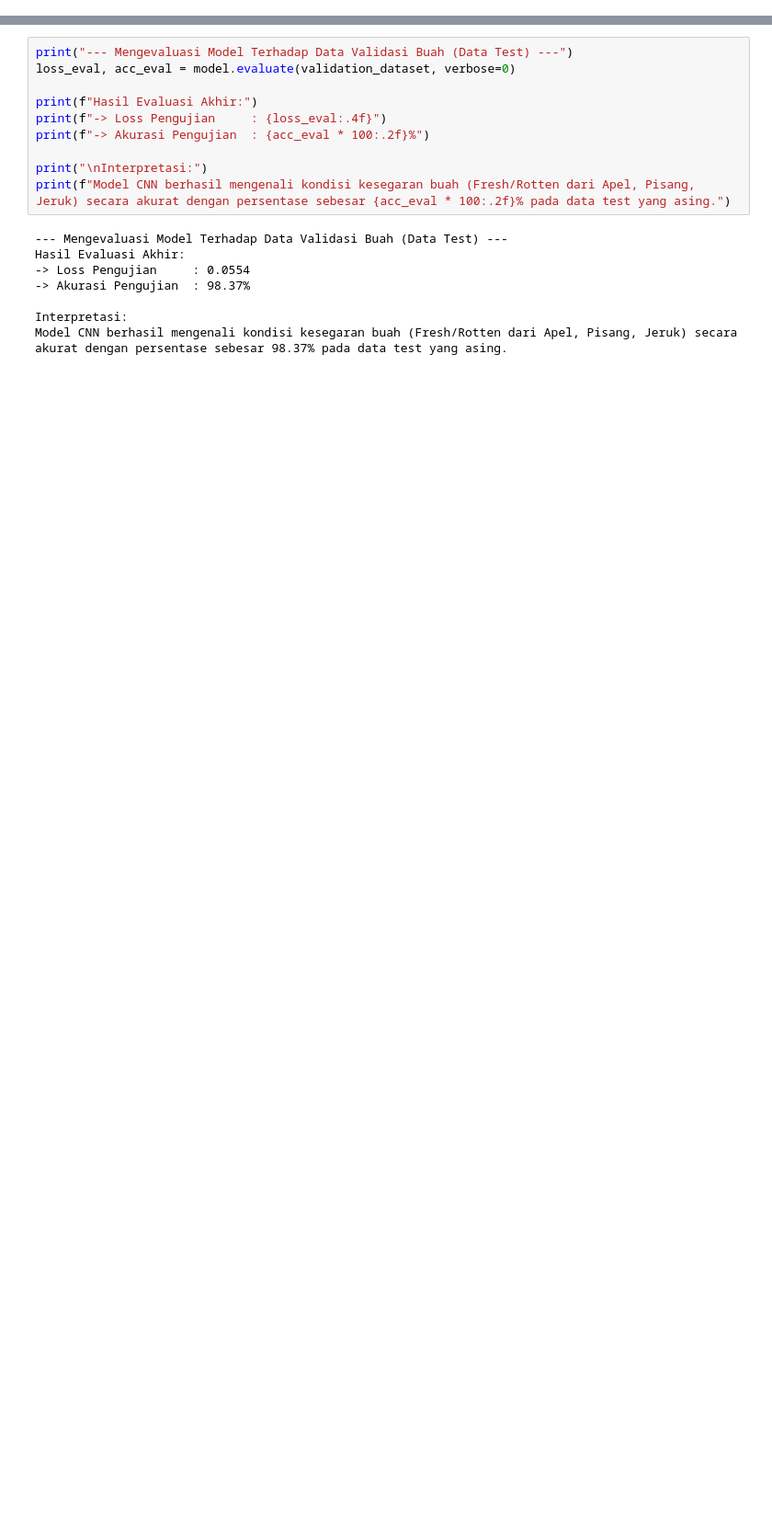
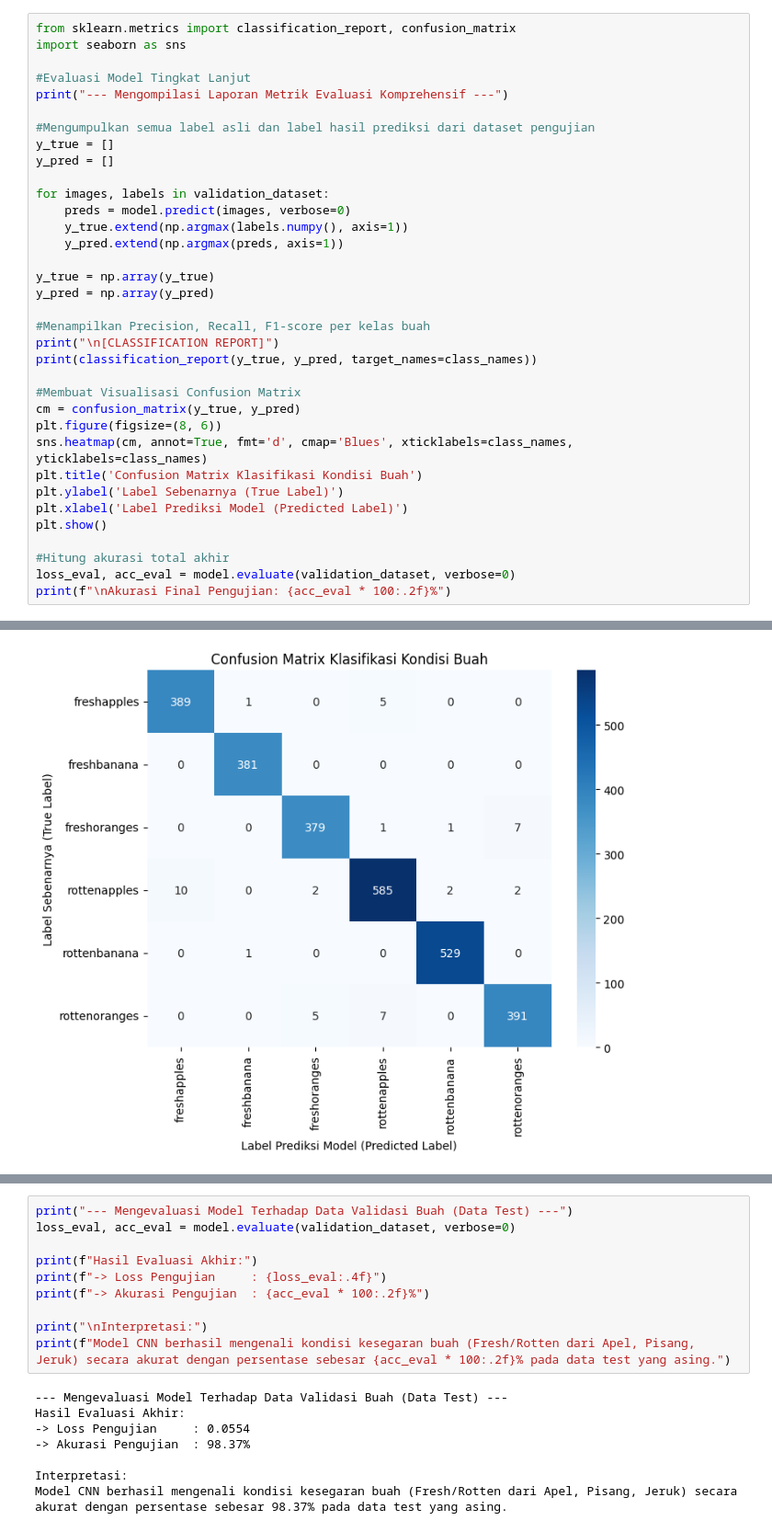
Before and after one commit to difiradivaaulia-bit/Capstone-Difi-Radiva-Aulia, a Jupyter notebook: Capstone_Project_Difi_Radiva_Aulia.ipynb, the cells around one changed output, grey strips where cells are left out. Shown at 92% size. Saved outputs shown, nothing was run; the diff lists cells and outputs as text; blank space fills up the shorter version.

```diff
--- a/Capstone_Project_Difi_Radiva_Aulia.ipynb
+++ b/Capstone_Project_Difi_Radiva_Aulia.ipynb
@@ -233,3 +248,39 @@ print("3. Stabilitas: Perhatikan jarak antara kurva biru (training) dan oranye (
 1. Overfitting: Karena variasi tekstur buah busuk (bercak hitam/kecokelatan) cukup kontras, penambahan Dropout(0.5) di CELL 5 bertugas mencegah agar model tidak sekadar menghafal bercak melainkan meng ...
 2. Underfitting: Model dikategorikan tidak underfitting jika nilai akurasi grafik training merangkak konsisten naik melewati angka 75%.
 3. Stabilitas: Perhatikan jarak antara kurva biru (training) dan oranye (validation). Jika keduanya berdekatan di akhir epoch, tandanya model sehat dan stabil.
+# %%
+from sklearn.metrics import classification_report, confusion_matrix
+import seaborn as sns
+
+#Evaluasi Model Tingkat Lanjut
+print("--- Mengompilasi Laporan Metrik Evaluasi Komprehensif ---")
+
+#Mengumpulkan semua label asli dan label hasil prediksi dari dataset pengujian
+y_true = []
+y_pred = []
+
+for images, labels in validation_dataset:
+    preds = model.predict(images, verbose=0)
+    y_true.extend(np.argmax(labels.numpy(), axis=1))
+    y_pred.extend(np.argmax(preds, axis=1))
+
+y_true = np.array(y_true)
+y_pred = np.array(y_pred)
+
+#Menampilkan Precision, Recall, F1-score per kelas buah
+print("\n[CLASSIFICATION REPORT]")
+print(classification_report(y_true, y_pred, target_names=class_names))
+
+#Membuat Visualisasi Confusion Matrix
+cm = confusion_matrix(y_true, y_pred)
+plt.figure(figsize=(8, 6))
+sns.heatmap(cm, annot=True, fmt='d', cmap='Blues', xticklabels=class_names, yticklabels=class_names)
+plt.title('Confusion Matrix Klasifikasi Kondisi Buah')
+plt.ylabel('Label Sebenarnya (True Label)')
+plt.xlabel('Label Prediksi Model (Predicted Label)')
+plt.show()
+
+#Hitung akurasi total akhir
+loss_eval, acc_eval = model.evaluate(validation_dataset, verbose=0)
+print(f"\nAkurasi Final Pengujian: {acc_eval * 100:.2f}%")
+# %% [output]
@@ -235,0 +302 @@ print("3. Stabilitas: Perhatikan jarak antara kurva biru (training) dan oranye (
+[figure, added]
```
Also changed, not shown: parts of 9 cells of this notebook.
